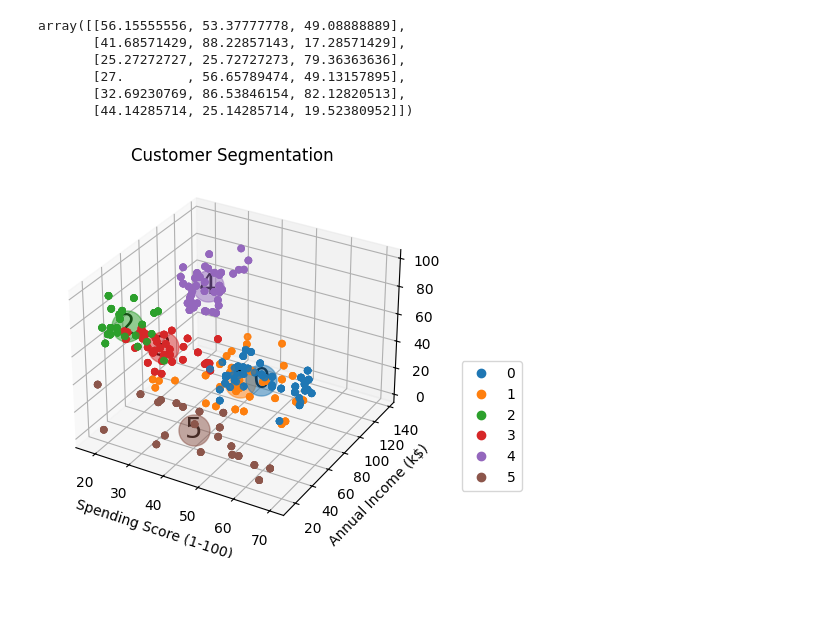
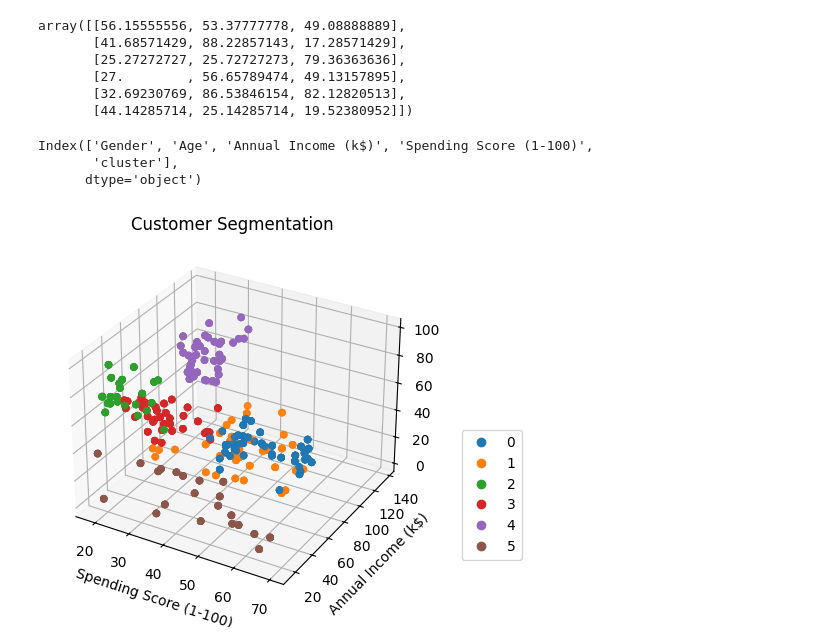
Before and after one commit to danimoreira90/Customer-Segmentation-Project, a Jupyter notebook: notebooks/projeto_supermercado_03_clustering_visualization.ipynb, the cells around one changed output. Drawn from its saved outputs; the diff is of its cells as text; code cells hidden in the pictures; blank space fills up the shorter version.

```diff
--- a/notebooks/projeto_supermercado_03_clustering_visualization.ipynb
+++ b/notebooks/projeto_supermercado_03_clustering_visualization.ipynb
@@ -39,37 +39,57 @@ array([[56.15555556, 53.37777778, 49.08888889],
        [27.        , 56.65789474, 49.13157895],
        [32.69230769, 86.53846154, 82.12820513],
        [44.14285714, 25.14285714, 19.52380952]])
+# %%
+print(df_clustered.columns)
+# %% [output]
+Index(['Gender', 'Age', 'Annual Income (k$)', 'Spending Score (1-100)',
+       'cluster'],
+      dtype='object')
 # %%
 
 import matplotlib.pyplot as plt
 from matplotlib.colors import ListedColormap
 
-fig = plt.figure()
+def show_clusters(
+        dataframe,
+        columns,
+        color_amount,
+        show_centroids=False,
+        show_points=True):
 
-ax = fig.add_subplot(111, projection="3d")
+    fig = plt.figure()
 
-colors = plt.cm.tab10.colors[:6]
-colors = ListedColormap(colors)
+    ax = fig.add_subplot(111, projection="3d")
 
-centroids = kmeans.cluster_centers_
+    colors = plt.cm.tab10.colors[:6]
+    colors = ListedColormap(colors)
 
-x = df_clustered["Age"]
-y = df_clustered["Annual Income (k$)"]
-z = df_clustered["Spending Score (1-100)"]
+    centroids = kmeans.cluster_centers_
 
-for i, centroid, in enumerate(centroids):
-    ax.scatter(*centroid, s=500, alpha=0.5)
-    ax.text(*centroid, f"{i}", fontsize=20, horizontalalignment="center", verticalalignment="center")
+    x = dataframe[columns[0]]
+    y = dataframe[columns[1]]
+    z = dataframe[columns[2]]
 
-    s = ax.scatter(x, y, z, c=df_clustered["cluster"], cmap=colors)
-    ax.legend(*s.legend_elements(), bbox_to_anchor=(1.3, 0.5))
+    catch_centroids = show_centroids
+    catch_points = show_points
 
-ax.set_xlabel("Age")
-ax.set_ylabel("Annual Income (k$)")
-ax.set_xlabel("Spending Score (1-100)")
-ax.set_title("Customer Segmentation")
+    for i, centroid, in enumerate(centroids):
+        if catch_centroids:
+            ax.scatter(*centroid, s=500, alpha=0.5)
+            ax.text(*centroid, f"{i}", fontsize=20, horizontalalignment="center", verticalalignment="center")
+
+        if catch_points:
+            s = ax.scatter(x, y, z, c=df_clustered["cluster"], cmap=colors)
+            ax.legend(*s.legend_elements(), bbox_to_anchor=(1.3, 0.5))
+
+    ax.set_xlabel(columns[0])
+    ax.set_ylabel(columns[1])
+    ax.set_xlabel(columns[2])
+    ax.set_title("Customer Segmentation")
 
 
-plt.show()
+    plt.show()
-# %% [output]
-[figure, removed]
+# %%
+show_clusters(df_clustered, ['Age', 'Annual Income (k$)', 'Spending Score (1-100)'], 6)
+# %% [output]
+[figure, added]
```
Also changed, not shown: parts of 3 cells of this notebook, 2 other files.
